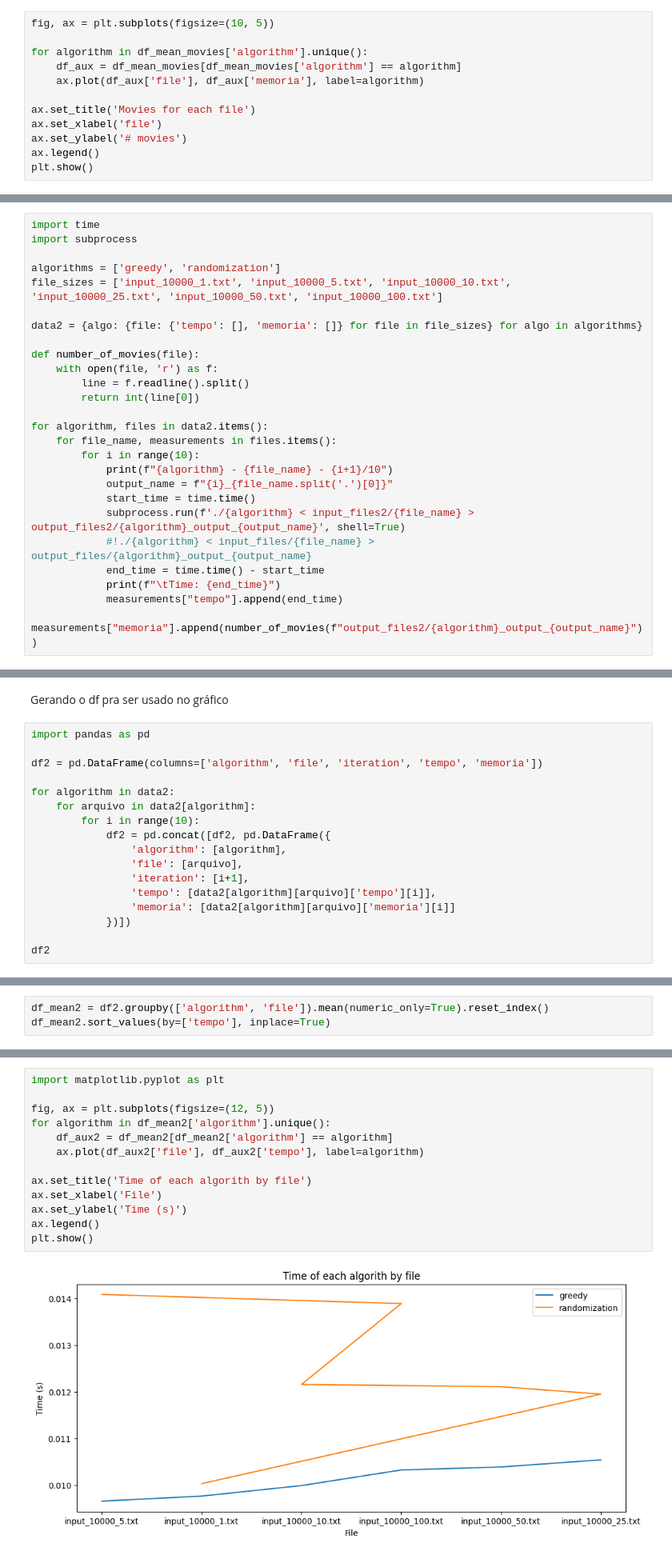
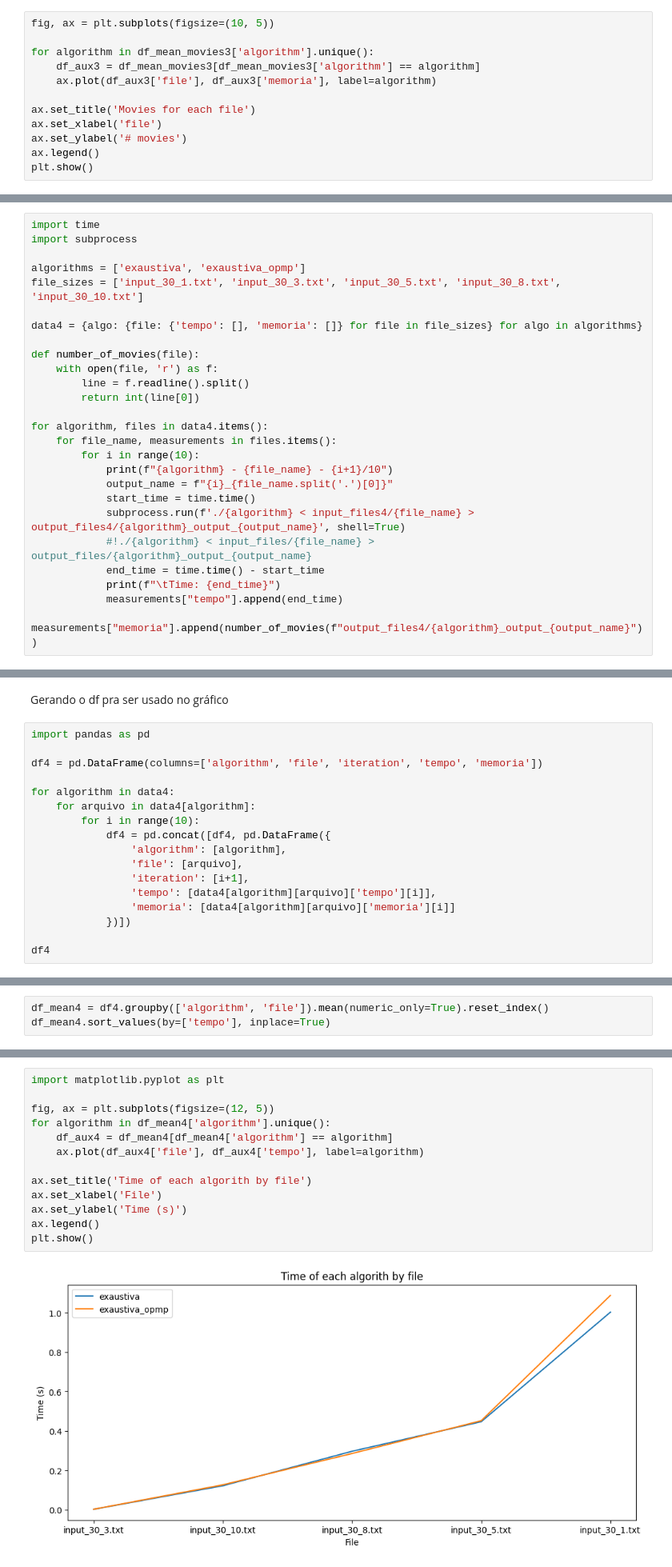
Before and after one commit to ivanbbar/projeto-supercomp2, a Jupyter notebook: relatorio final.ipynb, the cells around one changed output, grey strips where cells are left out. Shown at 80% size. Saved outputs shown, nothing was run; the diff lists cells and outputs as text.

```diff
--- a/relatorio final.ipynb
+++ b/relatorio final.ipynb
@@ -289,9 +362,9 @@ df_mean_movies = df_mean_movies.sort_values(by=['file'])
 # %%
 fig, ax = plt.subplots(figsize=(10, 5))
 
-for algorithm in df_mean_movies['algorithm'].unique():
-    df_aux = df_mean_movies[df_mean_movies['algorithm'] == algorithm]
-    ax.plot(df_aux['file'], df_aux['memoria'], label=algorithm)
+for algorithm in df_mean_movies3['algorithm'].unique():
+    df_aux3 = df_mean_movies3[df_mean_movies3['algorithm'] == algorithm]
+    ax.plot(df_aux3['file'], df_aux3['memoria'], label=algorithm)
 
 ax.set_title('Movies for each file')
 ax.set_xlabel('file')
@@ -312,26 +385,26 @@ Seguindo a mesma lógica do primeiro passo, teremos:
 import time
 import subprocess
 
-algorithms = ['greedy', 'randomization']
-file_sizes = ['input_10000_1.txt', 'input_10000_5.txt', 'input_10000_10.txt', 'input_10000_25.txt', 'input_10000_50.txt', 'input_10000_100.txt']
+algorithms = ['exaustiva', 'exaustiva_opmp']
+file_sizes = ['input_30_1.txt', 'input_30_3.txt', 'input_30_5.txt', 'input_30_8.txt', 'input_30_10.txt']
 
-data2 = {algo: {file: {'tempo': [], 'memoria': []} for file in file_sizes} for algo in algorithms}
+data4 = {algo: {file: {'tempo': [], 'memoria': []} for file in file_sizes} for algo in algorithms}
 
 def number_of_movies(file):
     with open(file, 'r') as f:
         line = f.readline().split()
         return int(line[0])
 
-for algorithm, files in data2.items():
+for algorithm, files in data4.items():
     for file_name, measurements in files.items():
         for i in range(10):
             print(f"{algorithm} - {file_name} - {i+1}/10")
             output_name = f"{i}_{file_name.split('.')[0]}"
             start_time = time.time()
-            subprocess.run(f'./{algorithm} < input_files2/{file_name} > output_files2/{algorithm}_output_{output_name}', shell=True)
+            subprocess.run(f'./{algorithm} < input_files4/{file_name} > output_files4/{algorithm}_output_{output_name}', shell=True)
             #!./{algorithm} < input_files/{file_name} > output_files/{algorithm}_output_{output_name}
             end_time = time.time() - start_time
             print(f"\tTime: {end_time}")
             measurements["tempo"].append(end_time)
-            measurements["memoria"].append(number_of_movies(f"output_files2/{algorithm}_output_{output_name}"))
+            measurements["memoria"].append(number_of_movies(f"output_files4/{algorithm}_output_{output_name}"))
 # %% [output]
@@ -364,19 +444,19 @@ Gerando o df pra ser usado no gráfico
 # %%
 import pandas as pd
 
-df2 = pd.DataFrame(columns=['algorithm', 'file', 'iteration', 'tempo', 'memoria'])
+df4 = pd.DataFrame(columns=['algorithm', 'file', 'iteration', 'tempo', 'memoria'])
 
-for algorithm in data2:
-    for arquivo in data2[algorithm]:
+for algorithm in data4:
+    for arquivo in data4[algorithm]:
         for i in range(10):
-            df2 = pd.concat([df2, pd.DataFrame({
+            df4 = pd.concat([df4, pd.DataFrame({
                 'algorithm': [algorithm],
                 'file': [arquivo],
                 'iteration': [i+1],
-                'tempo': [data2[algorithm][arquivo]['tempo'][i]],
-                'memoria': [data2[algorithm][arquivo]['memoria'][i]]
+                'tempo': [data4[algorithm][arquivo]['tempo'][i]],
+                'memoria': [data4[algorithm][arquivo]['memoria'][i]]
             })])
 
-df2
+df4
 # %% [output]
 |  | algorithm | file | iteration | tempo | memoria |
@@ -397,5 +477,5 @@ df2.to_csv('data2.csv', index=False)
 # %% [markdown]
 ### Gŕafico de tempo
 # %%
-df_mean2 = df2.groupby(['algorithm', 'file']).mean(numeric_only=True).reset_index()
-df_mean2.sort_values(by=['tempo'], inplace=True)
+df_mean4 = df4.groupby(['algorithm', 'file']).mean(numeric_only=True).reset_index()
+df_mean4.sort_values(by=['tempo'], inplace=True)
@@ -418,18 +496,18 @@ df_mean2
 # %%
 import matplotlib.pyplot as plt
 
 fig, ax = plt.subplots(figsize=(12, 5))
-for algorithm in df_mean2['algorithm'].unique():
-    df_aux2 = df_mean2[df_mean2['algorithm'] == algorithm]
-    ax.plot(df_aux2['file'], df_aux2['tempo'], label=algorithm)
+for algorithm in df_mean4['algorithm'].unique():
+    df_aux4 = df_mean4[df_mean4['algorithm'] == algorithm]
+    ax.plot(df_aux4['file'], df_aux4['tempo'], label=algorithm)
 
 ax.set_title('Time of each algorith by file')
 ax.set_xlabel('File')
 ax.set_ylabel('Time (s)')
 ax.legend()
 plt.show()
 # %% [output]
-[figure, old version]
+[figure, new version]
 # %% [markdown]
 considerações considerações considerações considerações considerações considerações considerações considerações considerações considerações considerações considerações considerações considerações considerações considerações considerações considerações considerações considerações considerações considerações considerações considerações considerações considerações considerações considerações considerações considerações considerações considerações considerações considerações considerações considerações
 # %% [markdown]
```
Also changed, not shown: parts of 30 cells of this notebook, 4 other files.
